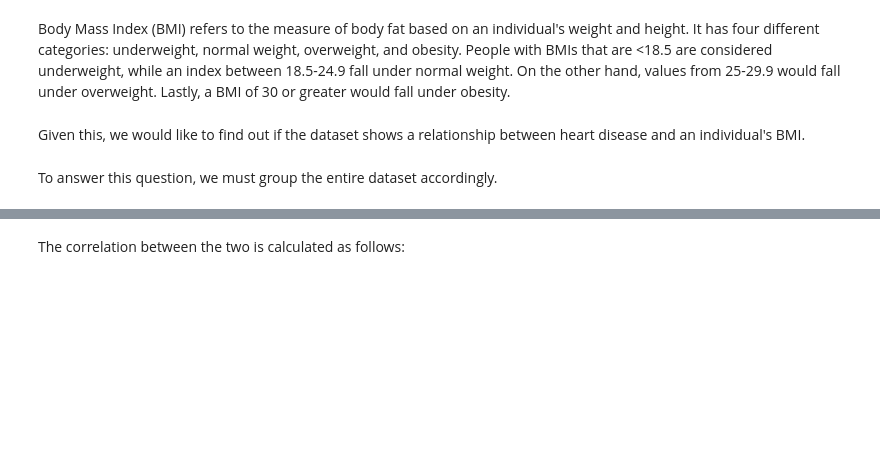
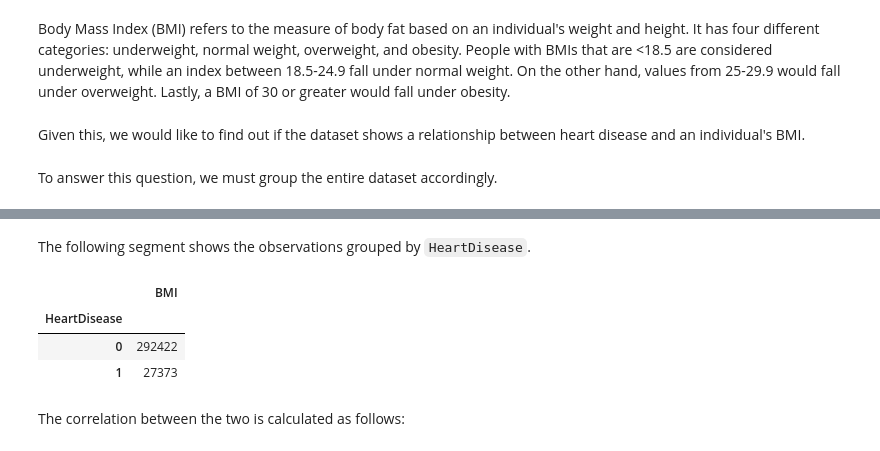
Before and after one commit to rijopalla/CSMODEL-MCO, a Jupyter notebook: MCO_Group 9.ipynb, the cells around one changed output, grey strips where cells are left out. Saved outputs shown, nothing was run; the diff lists cells and outputs as text; code cells hidden in the pictures; blank space fills up the shorter version.

```diff
--- a/MCO_Group 9.ipynb
+++ b/MCO_Group 9.ipynb
@@ -110,3 +230,12 @@ hd_bmi
+# %% [markdown]
+The following segment shows the observations grouped by `HeartDisease`.
+# %%
+hd_bmi.groupby('HeartDisease').count()
+# %% [output]
+|  | BMI |
+| HeartDisease |  |
+| 0 | 292422 |
+| 1 | 27373 |
 # %% [markdown]
 The correlation between the two is calculated as follows:
 # %%
```
Also changed, not shown: parts of 46 cells of this notebook.
